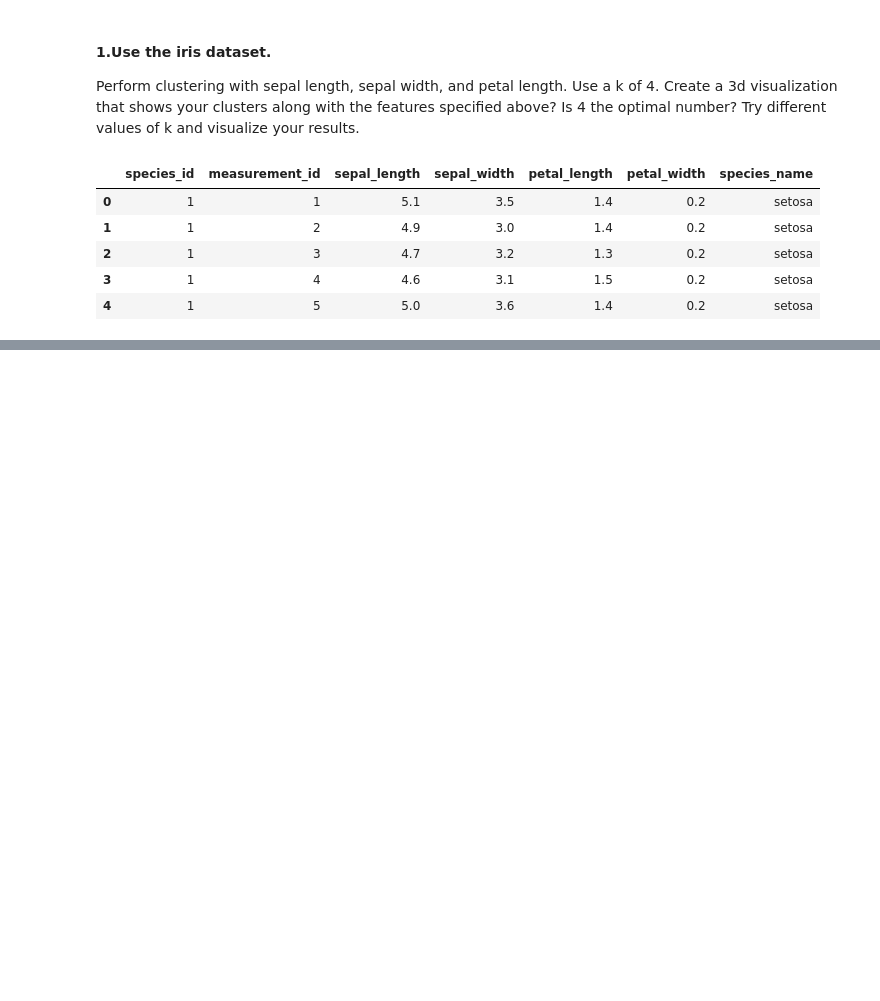
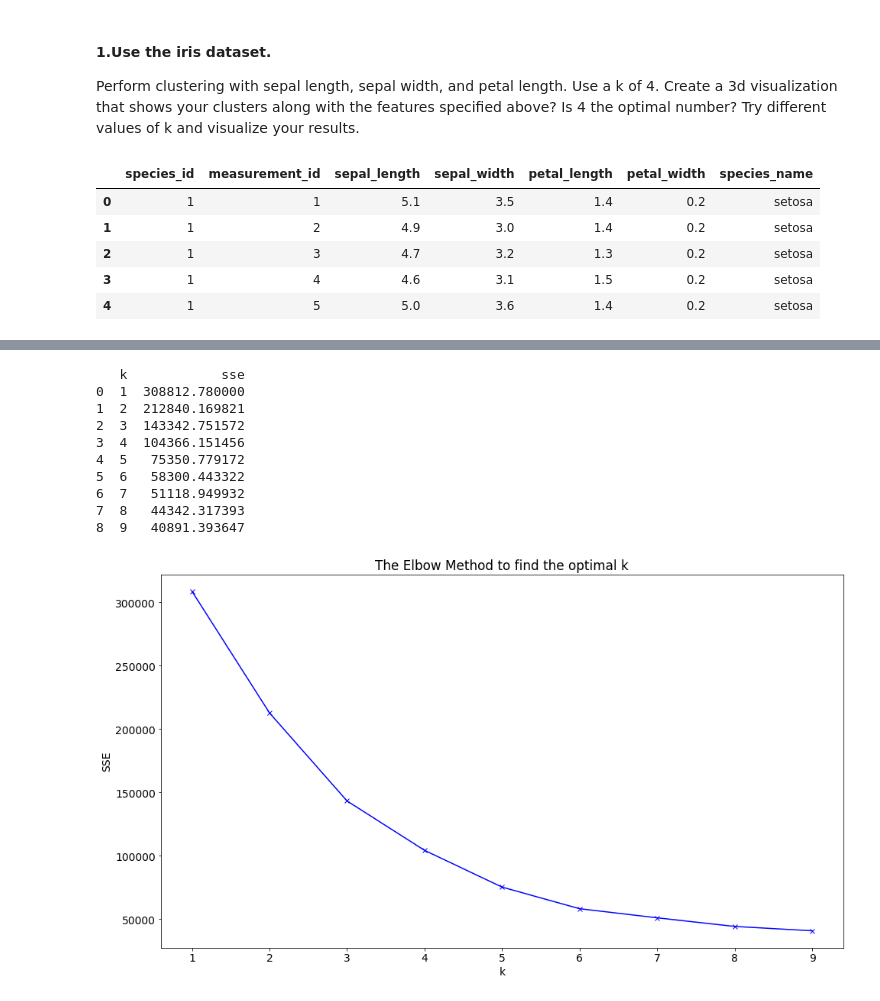
Before and after one commit to Mattsantos541/ds-methodologies-exercises, a Jupyter notebook: clustering/clustering exercises.ipynb, the cells around one changed output, grey strips where cells are left out. Cells and saved outputs as stored; diff of their text form; code cells hidden in the pictures; blank space fills up the shorter version.

```diff
--- a/clustering/clustering exercises.ipynb
+++ b/clustering/clustering exercises.ipynb
@@ -43,0 +136,2 @@ AttributeError: 'DataFrame' object has no attribute 'petal_width'
+# %%
+mall= acquire.get_mallcustomer_data()
@@ -43,0 +148,4 @@ AttributeError: 'DataFrame' object has no attribute 'petal_width'
+# %%
+mall=prepare.data_prep(mall, cols_to_remove=[], prop_required_column = .6, prop_required_row=.75)
+# %%
+df = mall.drop(columns='gender')
@@ -43,0 +162,30 @@ AttributeError: 'DataFrame' object has no attribute 'petal_width'
+# %%
+## elbow method, find optimal number of clusters
+ks = range(1,10)
+sse = []
+for k in ks:
+    kmeans = KMeans(n_clusters=k)
+    kmeans.fit(df)
+
+    # inertia: Sum of squared distances of samples to their closest cluster center.
+    sse.append(kmeans.inertia_)
+
+print(pd.DataFrame(dict(k=ks, sse=sse)))
+
+plt.plot(ks, sse, 'bx-')
+plt.xlabel('k')
+plt.ylabel('SSE')
+plt.title('The Elbow Method to find the optimal k')
+plt.show()
+# %% [output]
+   k            sse
+0  1  308812.780000
+1  2  212840.169821
+2  3  143342.751572
+3  4  104366.151456
+4  5   75350.779172
+5  6   58300.443322
+6  7   51118.949932
+7  8   44342.317393
+8  9   40891.393647
+[figure, added]
```
Also changed, not shown: parts of 16 cells of this notebook, 2 other files.
